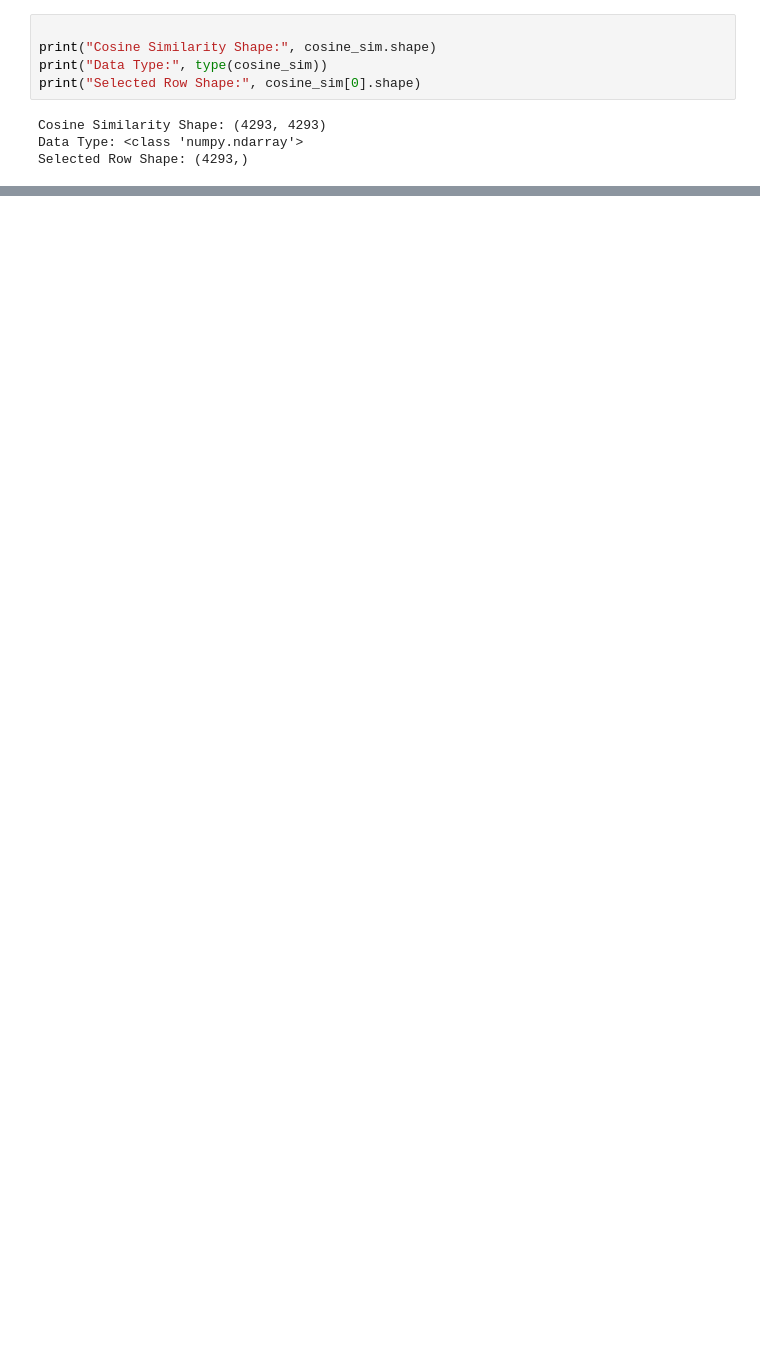
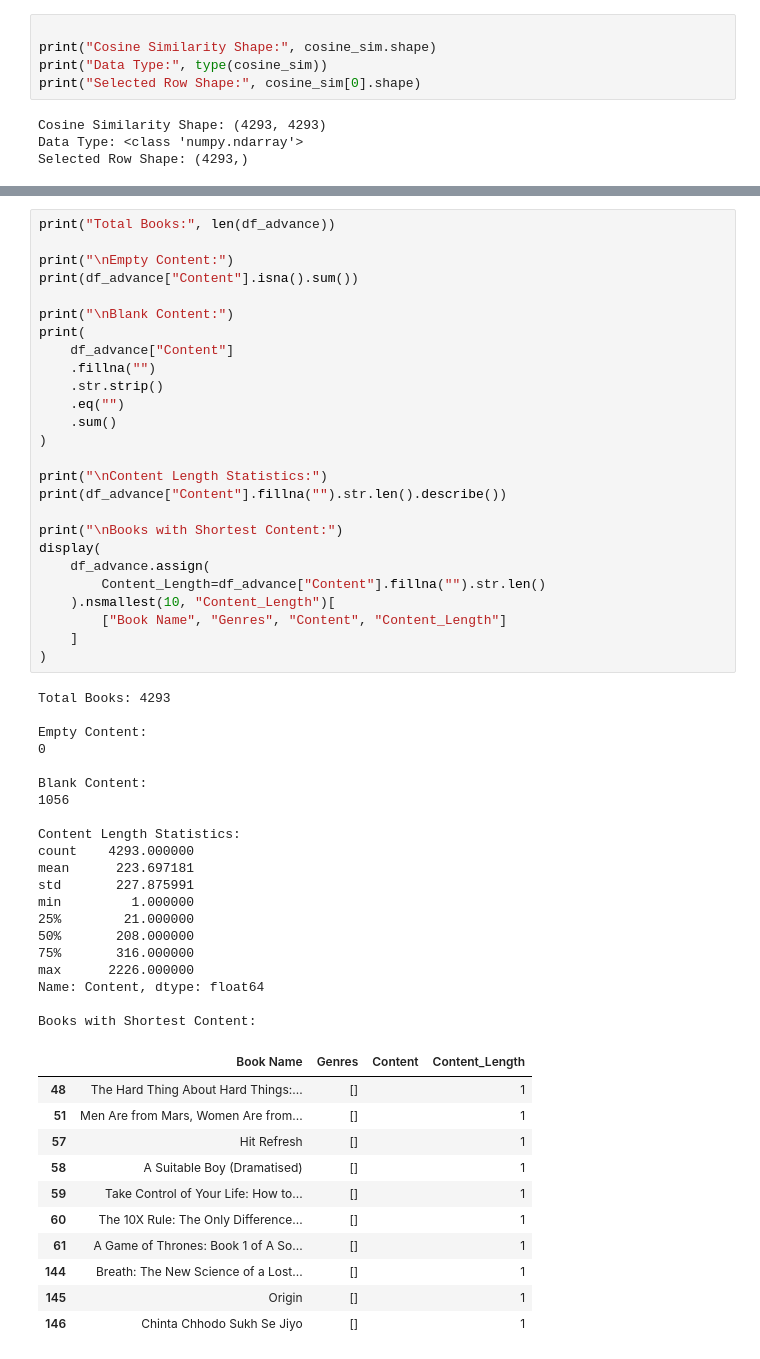
Before and after one commit to rao274563-cpu/Audible-Insights, a Jupyter notebook: notebooks/04_recommendation_system.ipynb, the cells around one changed output, grey strips where cells are left out. Saved outputs shown, nothing was run; the diff lists cells and outputs as text; blank space fills up the shorter version.

```diff
--- a/notebooks/04_recommendation_system.ipynb
+++ b/notebooks/04_recommendation_system.ipynb
@@ -322,0 +456,58 @@ Selected Row Shape: (4293,)
+# %%
+print("Total Books:", len(df_advance))
+
+print("\nEmpty Content:")
+print(df_advance["Content"].isna().sum())
+
+print("\nBlank Content:")
+print(
+    df_advance["Content"]
+    .fillna("")
+    .str.strip()
+    .eq("")
+    .sum()
+)
+
+print("\nContent Length Statistics:")
+print(df_advance["Content"].fillna("").str.len().describe())
+
+print("\nBooks with Shortest Content:")
+display(
+    df_advance.assign(
+        Content_Length=df_advance["Content"].fillna("").str.len()
+    ).nsmallest(10, "Content_Length")[
+        ["Book Name", "Genres", "Content", "Content_Length"]
+    ]
+)
+# %% [output]
+Total Books: 4293
+
+Empty Content:
+0
+
+Blank Content:
+1056
+
+Content Length Statistics:
+count    4293.000000
+mean      223.697181
+std       227.875991
+min         1.000000
+25%        21.000000
+50%       208.000000
+75%       316.000000
+max      2226.000000
+Name: Content, dtype: float64
+
+Books with Shortest Content:
+|  | Book Name | Genres | Content | Content_Length |
+| 48 | The Hard Thing About Hard Things:... | [] |  | 1 |
+| 51 | Men Are from Mars, Women Are from... | [] |  | 1 |
+| 57 | Hit Refresh | [] |  | 1 |
+| 58 | A Suitable Boy (Dramatised) | [] |  | 1 |
+| 59 | Take Control of Your Life: How to... | [] |  | 1 |
+| 60 | The 10X Rule: The Only Difference... | [] |  | 1 |
+| 61 | A Game of Thrones: Book 1 of A So... | [] |  | 1 |
+| 144 | Breath: The New Science of a Lost... | [] |  | 1 |
+| 145 | Origin | [] |  | 1 |
+| 146 | Chinta Chhodo Sukh Se Jiyo | [] |  | 1 |
```
Also changed, not shown: parts of 9 cells of this notebook.
